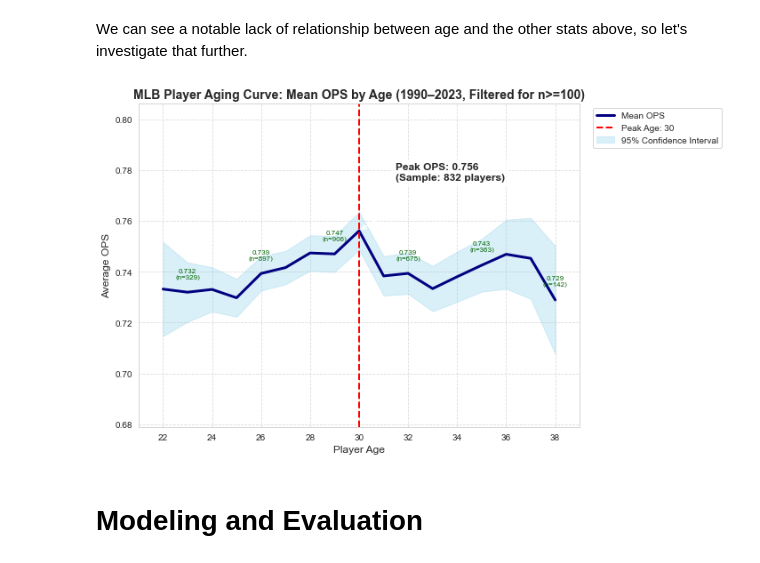
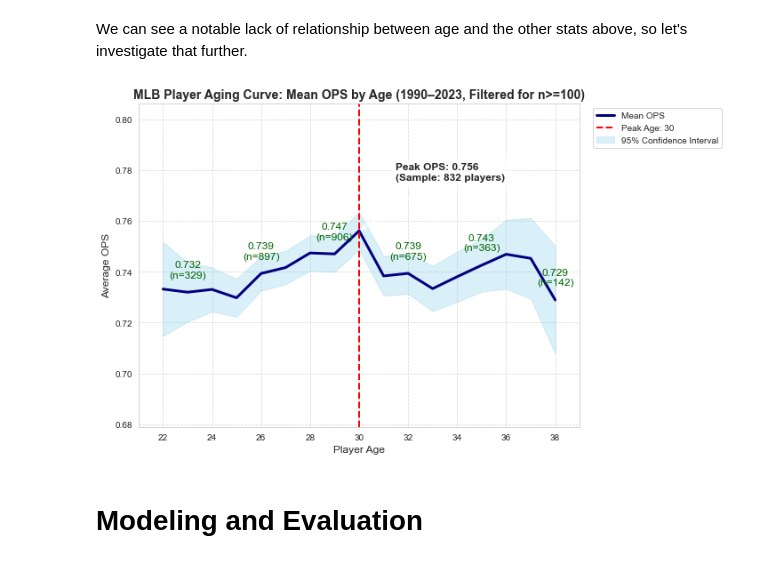
Before and after one commit to sfp13VA/MLB_hitter_production, a Jupyter notebook: notebook.ipynb, the cells around one changed output. Cells and saved outputs as stored; diff of their text form; code cells hidden in the pictures.

```diff
--- a/notebook.ipynb
+++ b/notebook.ipynb
@@ -470,37 +470,37 @@ plt.annotate(
     f'Peak OPS: {peak_ops:.3f}\n(Sample: {int(age_stats.loc[peak_idx, "count"])} players)',
     xy=(peak_age, peak_ops),
     xytext=(peak_age + 1.5, peak_ops + 0.02),
     arrowprops=dict(facecolor='black', arrowstyle='->', lw=1.5),
     fontsize=12,
     fontweight='bold',
     bbox=dict(facecolor='white', alpha=0.8)
 )
 
 # add labels for mean OPS and count at each point
 for i, row in age_stats.iterrows():
-    if i % 3 == 0:  # Label every 3rd point instead of 2nd
+    if i % 3 == 0:  # label every 3rd point
         plt.text(row['age'], row['mean'] + 0.005, f'{row["mean"]:.3f}\n(n={int(row["count"])})',
-                 ha='center', va='bottom', fontsize=8, color='darkgreen')  # Smaller fontsize
+                 ha='center', va='bottom', fontsize=12, color='darkgreen')
 
 # titles and labels
 plt.title('MLB Player Aging Curve: Mean OPS by Age (1990–2023, Filtered for n>=100)', fontsize=14, fontweight='bold')
 plt.xlabel('Player Age', fontsize=12)
 plt.ylabel('Average OPS', fontsize=12)
 
 # zoom based on data
 plt.xlim(age_stats['age'].min() - 1, age_stats['age'].max() + 1)
 plt.ylim(age_stats['mean'].min() - 0.05, age_stats['mean'].max() + 0.05)
 
 # grid, legend
 plt.grid(True, linestyle='--', alpha=0.7)
-plt.legend(fontsize=10, loc='upper left', bbox_to_anchor=(1.02, 1))  # Outside right
+plt.legend(fontsize=10, loc='upper left', bbox_to_anchor=(1.02, 1))
 plt.tight_layout()
 
 # show plot and save image
 plt.savefig('agingcurve.png')
 plt.show()
 # %% [output]
-[figure, old version]
+[figure, new version]
 # %% [markdown]
 # Modeling and Evaluation
 # %% [markdown]
```
Also changed, not shown: parts of 3 cells of this notebook, 1 other file.
